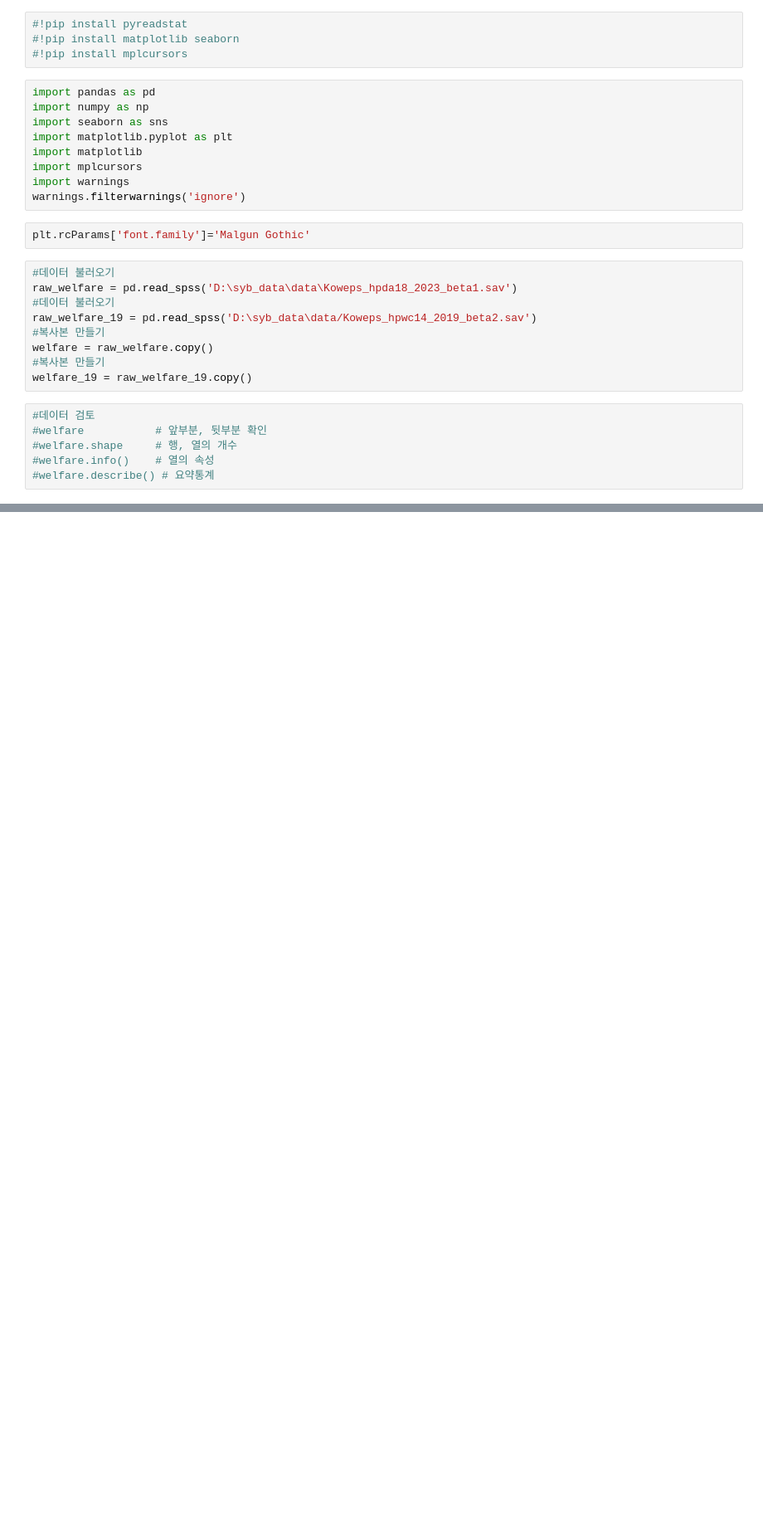
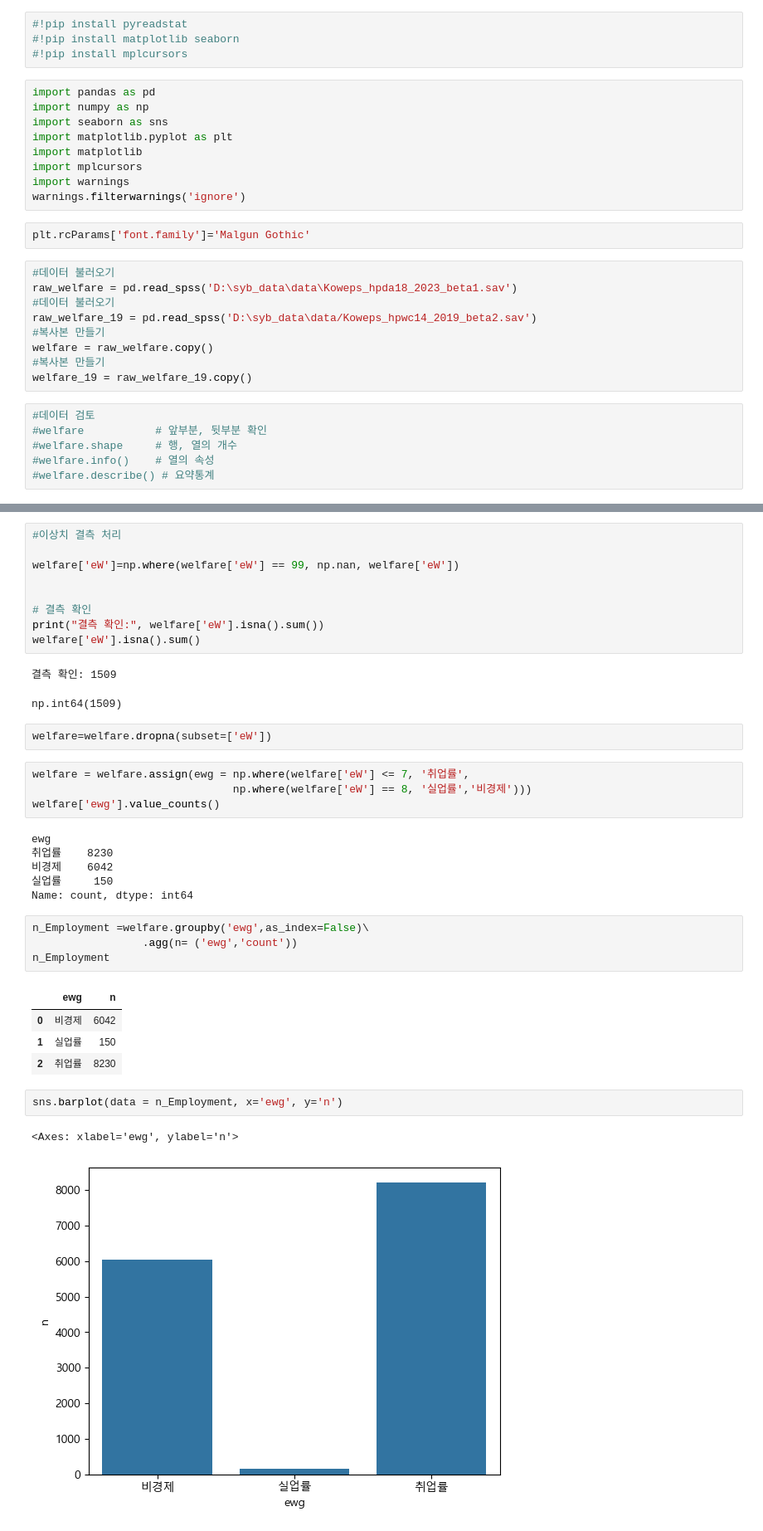
Before and after one commit to bin428/korlife, a Jupyter notebook: 한국인의 삶.ipynb, the cells around one changed output, grey strips where cells are left out. Shown at 83% size. Saved outputs shown, nothing was run; the diff lists cells and outputs as text; blank space fills up the shorter version.

```diff
--- a/한국인의 삶.ipynb
+++ b/한국인의 삶.ipynb
@@ -56,0 +154,38 @@ welfare_19 = welfare_19.rename(
+# %%
+#이상치 결측 처리
+
+welfare['eW']=np.where(welfare['eW'] == 99, np.nan, welfare['eW'])
+
+
+# 결측 확인
+print("결측 확인:", welfare['eW'].isna().sum())
+welfare['eW'].isna().sum()
+# %% [output]
+결측 확인: 1509
+np.int64(1509)
+# %%
+welfare=welfare.dropna(subset=['eW'])
+# %%
+welfare = welfare.assign(ewg = np.where(welfare['eW'] <= 7, '취업률',
+                               np.where(welfare['eW'] == 8, '실업률','비경제')))
+welfare['ewg'].value_counts()
+# %% [output]
+ewg
+취업률    8230
+비경제    6042
+실업률     150
+Name: count, dtype: int64
+# %%
+n_Employment =welfare.groupby('ewg',as_index=False)\
+                 .agg(n= ('ewg','count'))
+n_Employment
+# %% [output]
+|  | ewg | n |
+| 0 | 비경제 | 6042 |
+| 1 | 실업률 | 150 |
+| 2 | 취업률 | 8230 |
+# %%
+sns.barplot(data = n_Employment, x='ewg', y='n')
+# %% [output]
+<Axes: xlabel='ewg', ylabel='n'>
+[figure, added]
```
Also changed, not shown: parts of 17 cells of this notebook.
